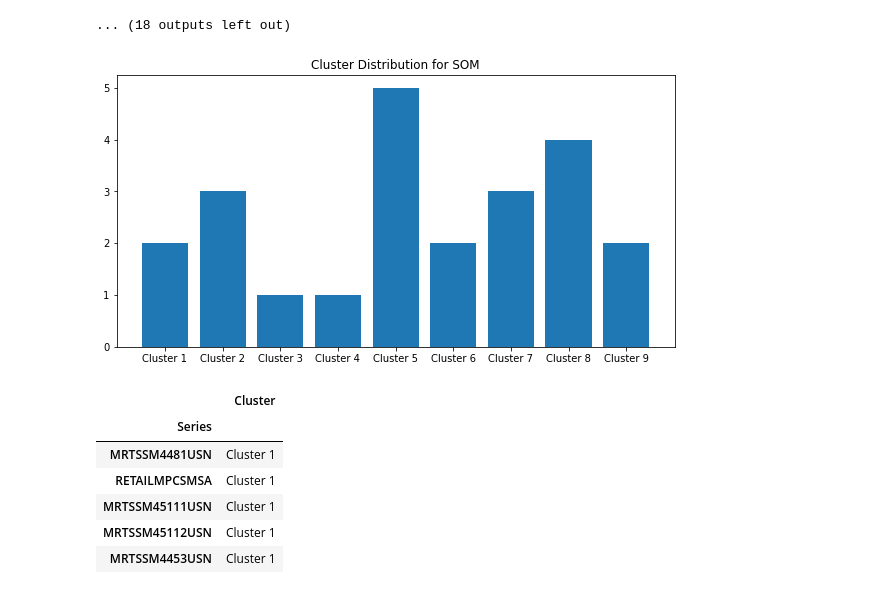
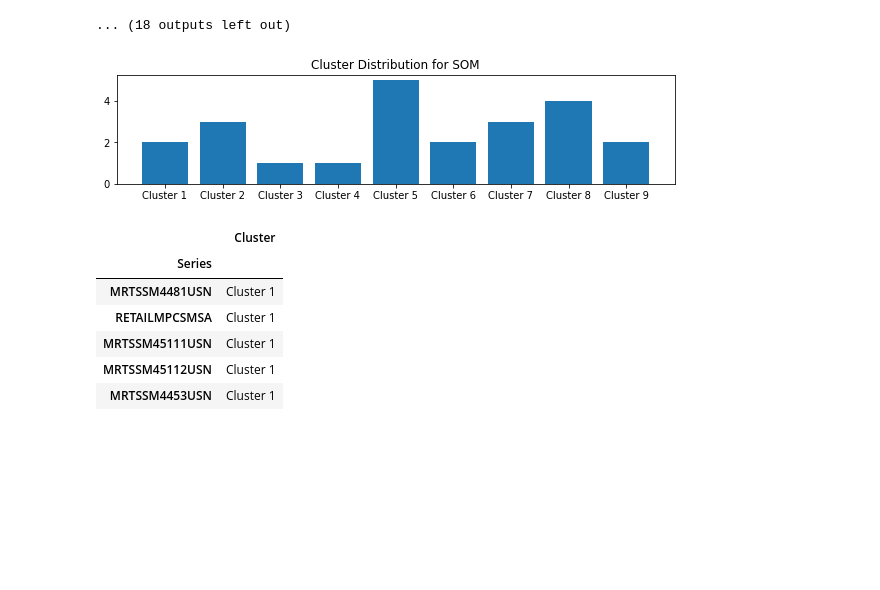
Before and after one commit to mwithgod3952/jh_Minor_Projects, a Jupyter notebook: Test_version_of_time_series_clustering_with_SOM_and_K_Means_clustering.ipynb, the cells around one changed output. Drawn from its saved outputs; the diff is of its cells as text; code cells hidden in the pictures; blank space fills up the shorter version.

```diff
--- a/Test_version_of_time_series_clustering_with_SOM_and_K_Means_clustering.ipynb
+++ b/Test_version_of_time_series_clustering_with_SOM_and_K_Means_clustering.ipynb
@@ -247,22 +247,22 @@ for i in range(10):
 # %%
 cluster_c = []
 cluster_n = []
 for x in range(som_x):
     for y in range(som_y):
         cluster = (x,y)
         if cluster in win_map.keys():
             cluster_c.append(len(win_map[cluster]))
         else:
             cluster_c.append(0)
         cluster_number = x*som_y+y+1
         cluster_n.append(f"Cluster {cluster_number}")
 
-plt.figure(figsize=(10, 5))
+plt.figure(figsize=(10, 2))
 plt.title("Cluster Distribution for SOM")
 plt.bar(cluster_n,cluster_c)
 plt.show()
 # %% [output]
-[figure, old version]
+[figure, new version]
 # %%
 display(map_df_lst[0])
 # %% [output]
```
